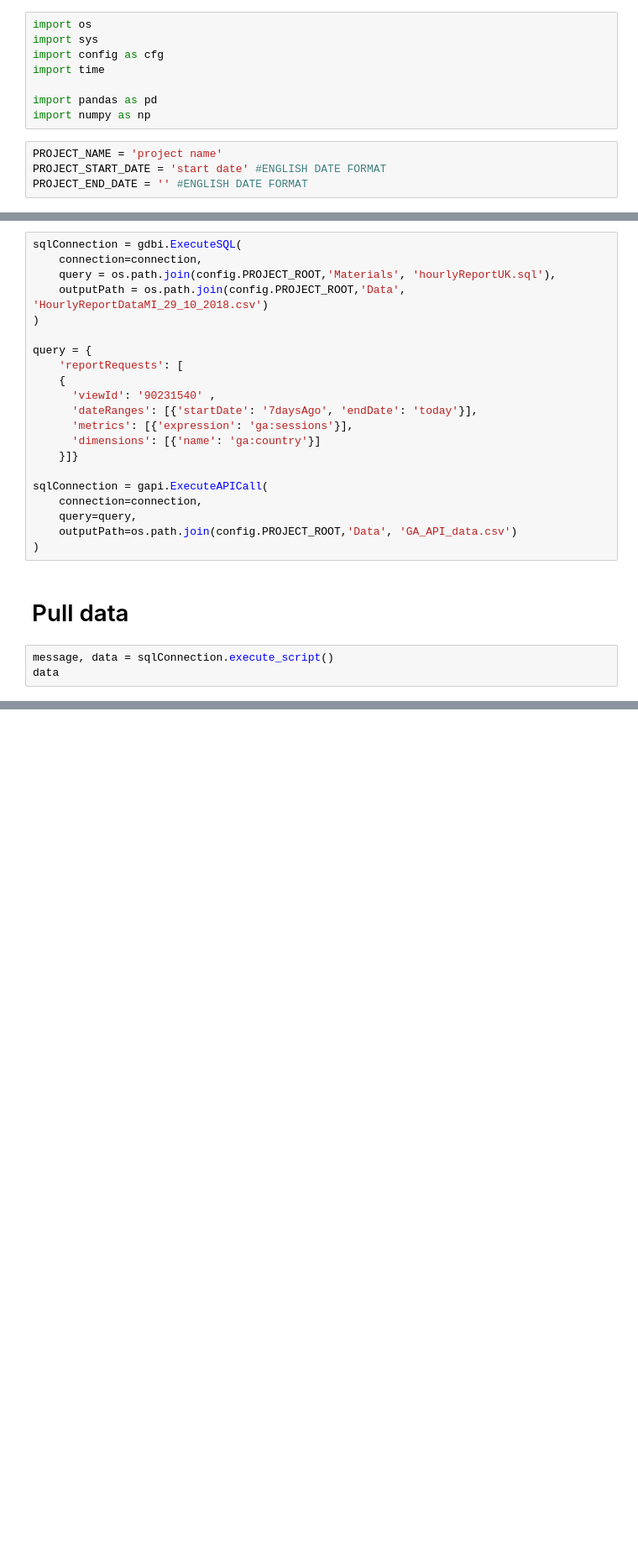
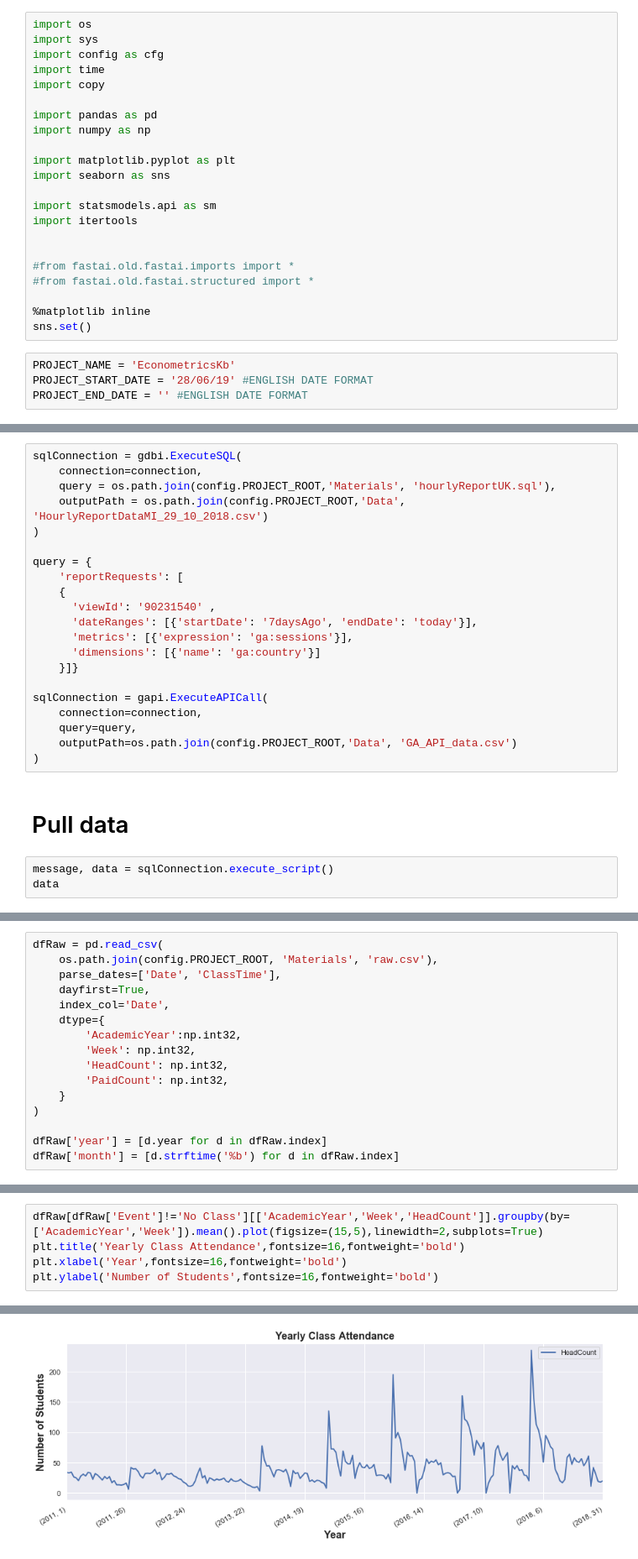
Before and after one commit to chris-pickford/TimeSeriesKb, a Jupyter notebook: Jupyter/main.ipynb, the cells around one changed output, grey strips where cells are left out. Shown at 84% size. Saved outputs shown, nothing was run; the diff lists cells and outputs as text; blank space fills up the shorter version.

Commit message:
Imported dataset and read file into memory.  Performed summary EDA and then started on ARIMA model.  This is pretty much the first commit of this project

```diff
--- a/Jupyter/main.ipynb
+++ b/Jupyter/main.ipynb
@@ -3,12 +3,26 @@ import os
 import sys
 import config as cfg
 import time
+import copy
 
 import pandas as pd
 import numpy as np
+
+import matplotlib.pyplot as plt
+import seaborn as sns
+
+import statsmodels.api as sm
+import itertools
+
+
+#from fastai.old.fastai.imports import *
+#from fastai.old.fastai.structured import *
+
+%matplotlib inline
+sns.set()
 # %%
-PROJECT_NAME = 'project name'
-PROJECT_START_DATE = 'start date' #ENGLISH DATE FORMAT
+PROJECT_NAME = 'EconometricsKb'
+PROJECT_START_DATE = '28/06/19' #ENGLISH DATE FORMAT
 PROJECT_END_DATE = '' #ENGLISH DATE FORMAT
 # %%
 #ROOT, PROJECT_ROOT, PACKAGE_ROOT = config.configure_environment('Local',PROJECT_NAME)
@@ -77,0 +92,16 @@ data
+# %%
+dfRaw = pd.read_csv(
+    os.path.join(config.PROJECT_ROOT, 'Materials', 'raw.csv'),
+    parse_dates=['Date', 'ClassTime'],
+    dayfirst=True,
+    index_col='Date',
+    dtype={
+        'AcademicYear':np.int32,
+        'Week': np.int32,
+        'HeadCount': np.int32,
+        'PaidCount': np.int32,
+    }
+)
+
+dfRaw['year'] = [d.year for d in dfRaw.index]
+dfRaw['month'] = [d.strftime('%b') for d in dfRaw.index]
@@ -77,0 +135,6 @@ data
+# %%
+dfRaw[dfRaw['Event']!='No Class'][['AcademicYear','Week','HeadCount']].groupby(by=['AcademicYear','Week']).mean().plot(figsize=(15,5),linewidth=2,subplots=True)
+plt.title('Yearly Class Attendance',fontsize=16,fontweight='bold')
+plt.xlabel('Year',fontsize=16,fontweight='bold')
+plt.ylabel('Number of Students',fontsize=16,fontweight='bold')
+# %% [output]
@@ -77,0 +142 @@ data
+[figure, added]
```
Also changed, not shown: parts of 44 cells of this notebook.
